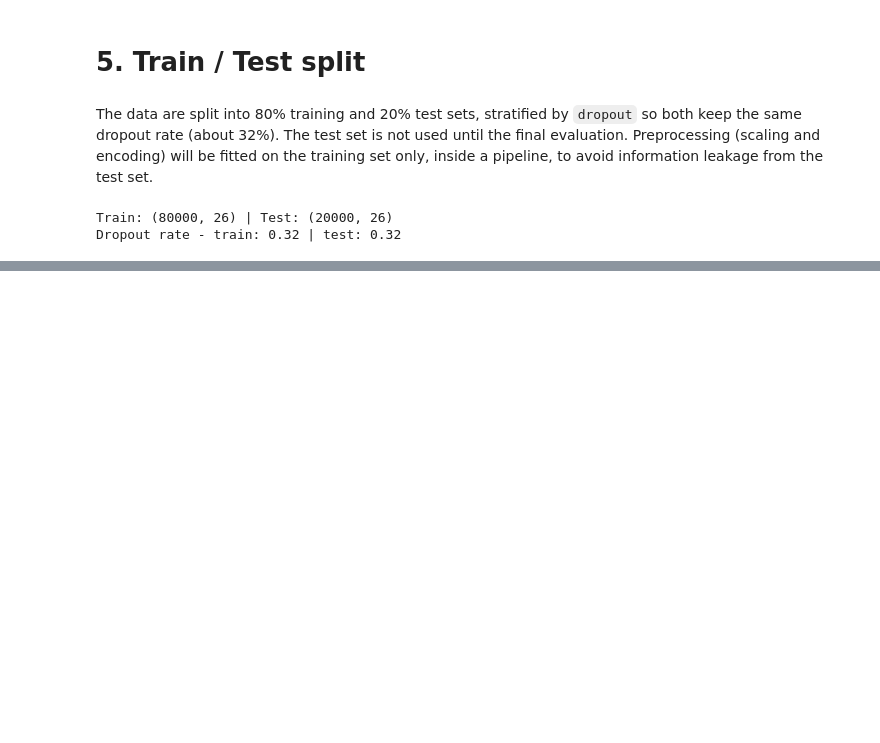
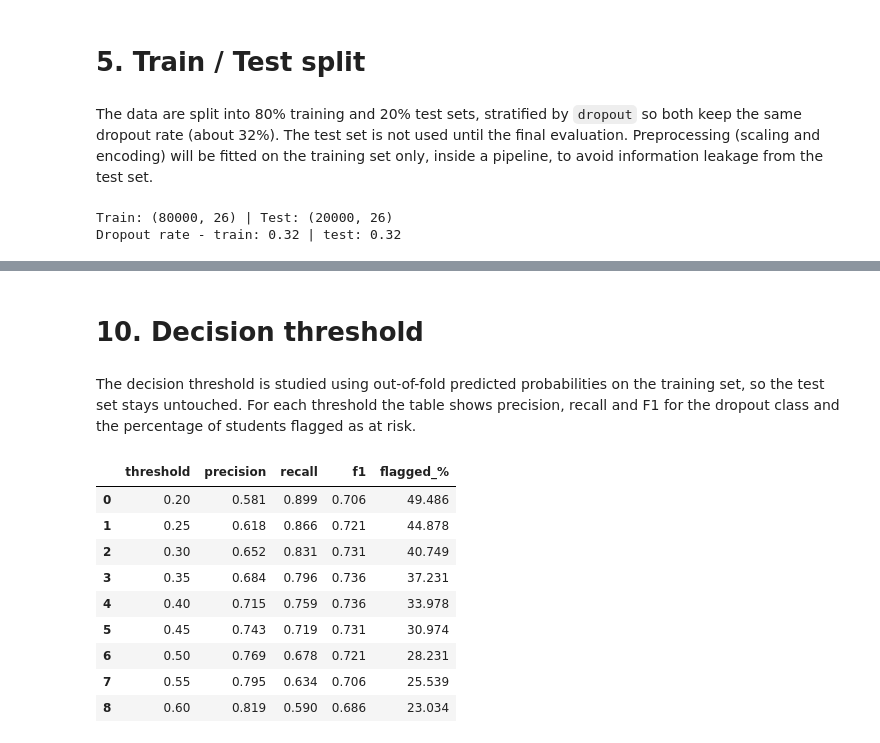
Before and after one commit to gnx-devx/academic-dropout-risk-analysis, a Jupyter notebook: notebooks/02_modeling.ipynb, the cells around one changed output, grey strips where cells are left out. Drawn from its saved outputs; the diff is of its cells as text; code cells hidden in the pictures; blank space fills up the shorter version.

```diff
--- a/notebooks/02_modeling.ipynb
+++ b/notebooks/02_modeling.ipynb
@@ -71,0 +212,36 @@ Dropout rate - train: 0.32 | test: 0.32
+# %% [markdown]
+# 10. Decision threshold
+# %% [markdown]
+The decision threshold is studied using out-of-fold predicted probabilities on the training set, so the test set stays untouched. For each threshold the table shows precision, recall and F1 for the dropout class and the percentage of students flagged as at risk.
+# %%
+# Out-of-fold probabilities on the training set (no test data used)
+proba_oof = cross_val_predict(logreg, X_train, y_train, cv=cv, method="predict_proba")[:, 1]
+
+rows = []
+for t in np.arange(0.2, 0.65, 0.05):
+    pred_t = (proba_oof >= t).astype(int)
+    tp = ((pred_t == 1) & (y_train == 1)).sum()
+    fp = ((pred_t == 1) & (y_train == 0)).sum()
+    fn = ((pred_t == 0) & (y_train == 1)).sum()
+    precision = tp / (tp + fp)
+    recall = tp / (tp + fn)
+    rows.append({
+        "threshold": round(t, 2),
+        "precision": precision,
+        "recall": recall,
+        "f1": 2 * precision * recall / (precision + recall),
+        "flagged_%": pred_t.mean() * 100,
+    })
+
+pd.DataFrame(rows).round(3)
+# %% [output]
+|  | threshold | precision | recall | f1 | flagged_% |
+| 0 | 0.20 | 0.581 | 0.899 | 0.706 | 49.486 |
+| 1 | 0.25 | 0.618 | 0.866 | 0.721 | 44.878 |
+| 2 | 0.30 | 0.652 | 0.831 | 0.731 | 40.749 |
+| 3 | 0.35 | 0.684 | 0.796 | 0.736 | 37.231 |
+| 4 | 0.40 | 0.715 | 0.759 | 0.736 | 33.978 |
+| 5 | 0.45 | 0.743 | 0.719 | 0.731 | 30.974 |
+| 6 | 0.50 | 0.769 | 0.678 | 0.721 | 28.231 |
+| 7 | 0.55 | 0.795 | 0.634 | 0.706 | 25.539 |
+| 8 | 0.60 | 0.819 | 0.590 | 0.686 | 23.034 |
```
Also changed, not shown: parts of 27 cells of this notebook, 3 other files.
